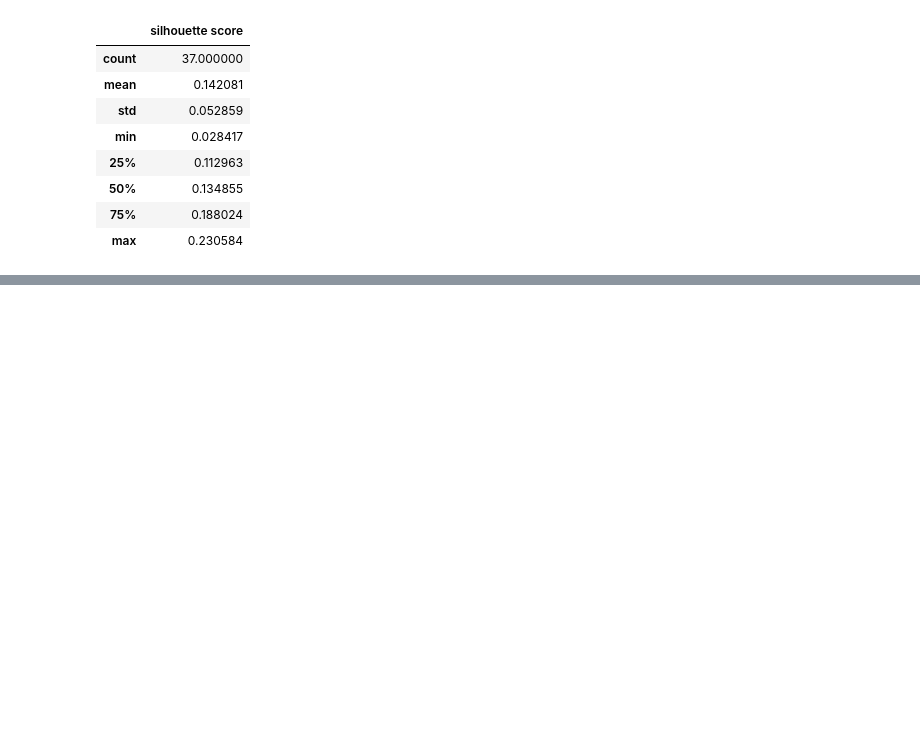
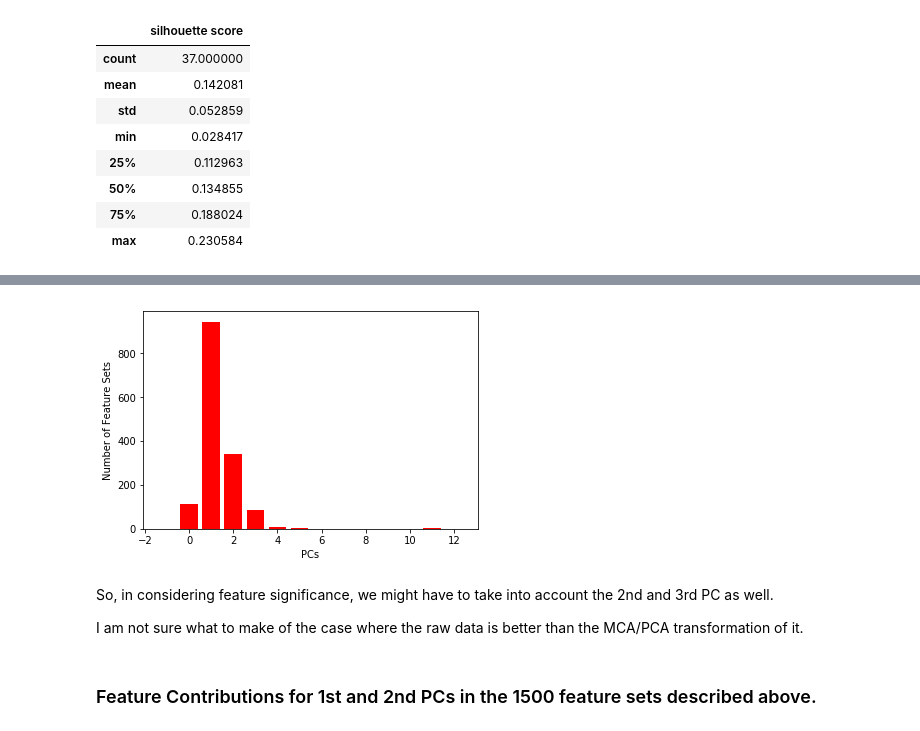
Before and after one commit to ilay32/wals-project, a Jupyter notebook: subareas.ipynb, the cells around one changed output, grey strips where cells are left out. Saved outputs shown, nothing was run; the diff lists cells and outputs as text; code cells hidden in the pictures; blank space fills up the shorter version.

```diff
--- a/subareas.ipynb
+++ b/subareas.ipynb
@@ -205,0 +128,14 @@ r2df[r2df['feature'] == '143A']
+# %%
+plt.bar(x,counts,color='r')
+plt.xticks = 1
+plt.ylabel('Number of Feature Sets')
+plt.xlabel('PCs')
+plt.show()
+# %% [output]
+[figure, added]
+# %% [markdown]
+So, in considering feature significance, we might have to take into account the 2nd and 3rd PC as well.
+
+I am not sure what to make of the case where the raw data is better than the MCA/PCA transformation of it.
+# %% [markdown]
+### Feature Contributions for 1st and 2nd PCs in the 1500 feature sets described above.
```
Also changed, not shown: parts of 42 cells of this notebook.
